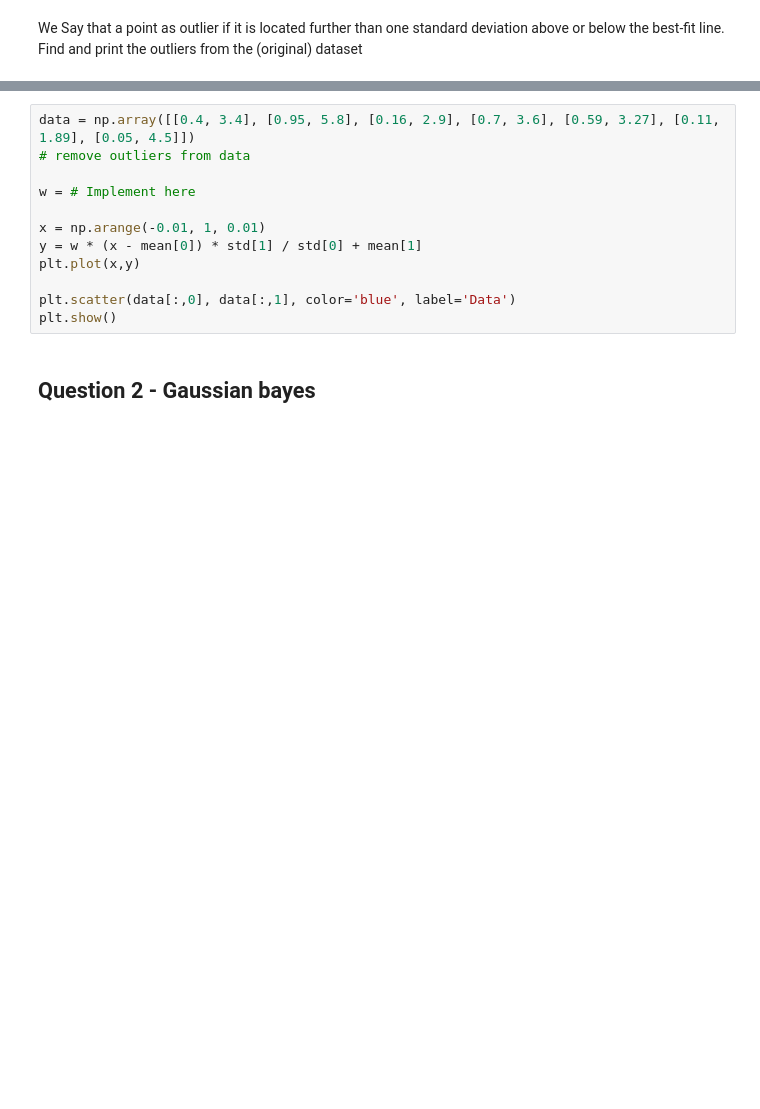
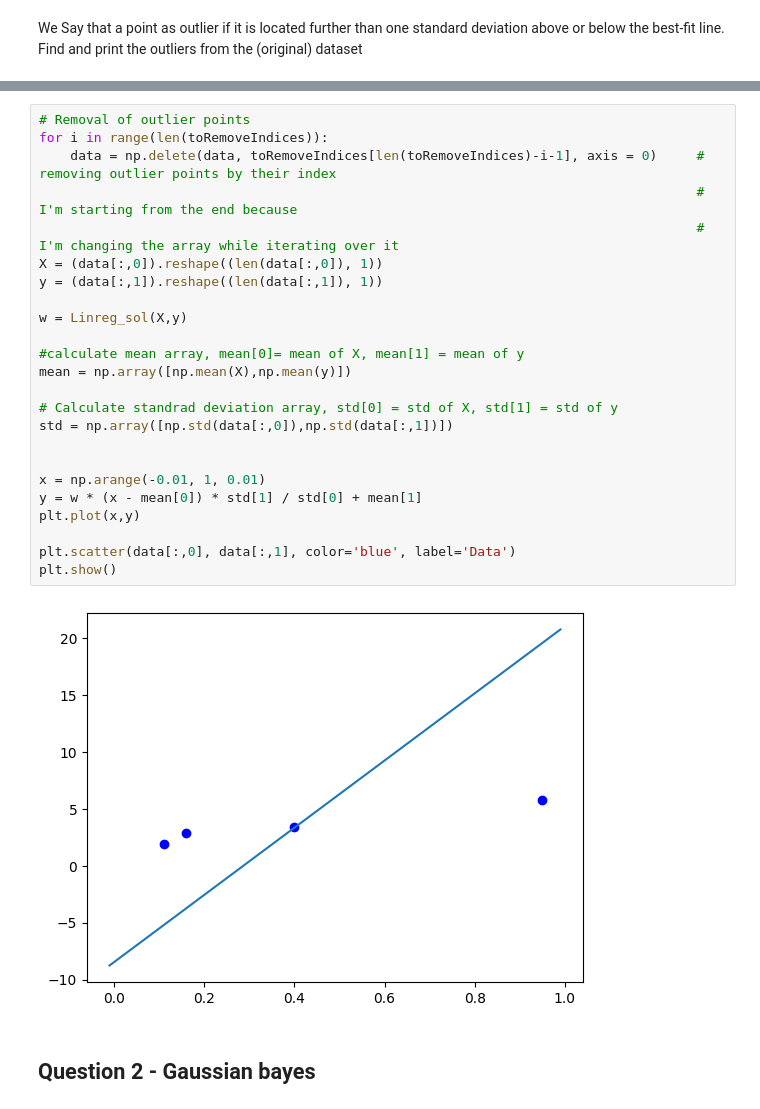
Before and after one commit to ordinary813/ordinaryLib, a Jupyter notebook: Machine learning/HW1.ipynb, the cells around one changed output, grey strips where cells are left out. Saved outputs shown, nothing was run; the diff lists cells and outputs as text; blank space fills up the shorter version.

```diff
--- a/Machine learning/HW1.ipynb
+++ b/Machine learning/HW1.ipynb
@@ -121,15 +167,29 @@ Is the result better? <br/>
-# %%
-data = np.array([[0.4, 3.4], [0.95, 5.8], [0.16, 2.9], [0.7, 3.6], [0.59, 3.27], [0.11, 1.89], [0.05, 4.5]])
-# remove outliers from data
-
-w = # Implement here
-
-x = np.arange(-0.01, 1, 0.01)
-y = w * (x - mean[0]) * std[1] / std[0] + mean[1]
-plt.plot(x,y)
-
-plt.scatter(data[:,0], data[:,1], color='blue', label='Data')
-plt.show()
+# %%
+# Removal of outlier points
+for i in range(len(toRemoveIndices)):
+    data = np.delete(data, toRemoveIndices[len(toRemoveIndices)-i-1], axis = 0)     # removing outlier points by their index
+                                                                                    # I'm starting from the end because
+                                                                                    # I'm changing the array while iterating over it
+X = (data[:,0]).reshape((len(data[:,0]), 1))
+y = (data[:,1]).reshape((len(data[:,1]), 1))
+
+w = Linreg_sol(X,y)
+
+#calculate mean array, mean[0]= mean of X, mean[1] = mean of y
+mean = np.array([np.mean(X),np.mean(y)])
+
+# Calculate standrad deviation array, std[0] = std of X, std[1] = std of y
+std = np.array([np.std(data[:,0]),np.std(data[:,1])])
+
+
+x = np.arange(-0.01, 1, 0.01)
+y = w * (x - mean[0]) * std[1] / std[0] + mean[1]
+plt.plot(x,y)
+
+plt.scatter(data[:,0], data[:,1], color='blue', label='Data')
+plt.show()
+# %% [output]
+[figure, added]
 # %% [markdown]
 ## Question 2 - Gaussian bayes
 # %% [markdown]
```
Also changed, not shown: parts of 9 cells of this notebook, 1 other file.
